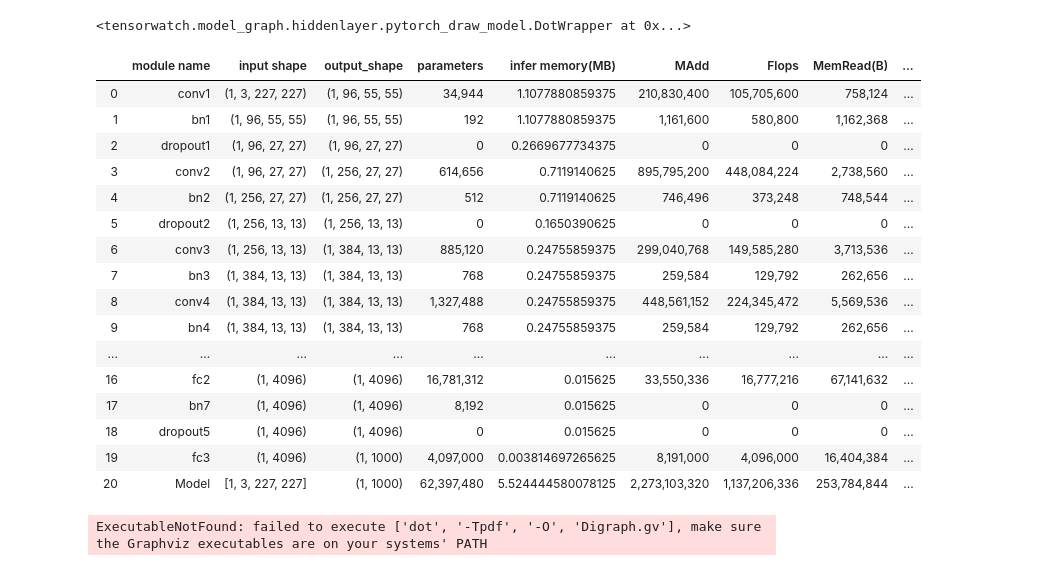
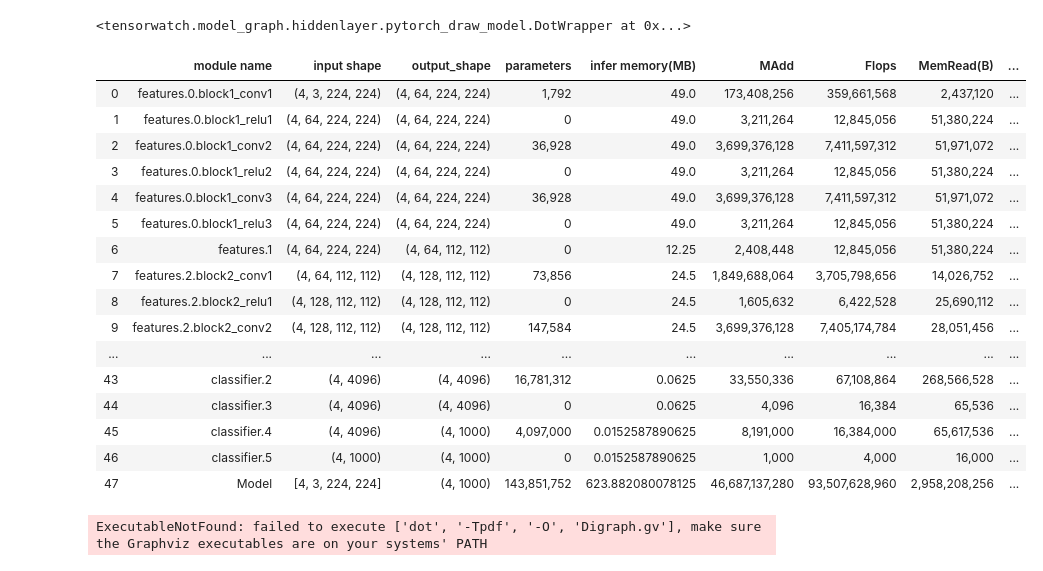
Before and after one commit to Bye-lemon/PyTorch-Practice, a Jupyter notebook: notebooks/TensorWatch.ipynb, the cells around one changed output. Cells and saved outputs as stored; diff of their text form; code cells hidden in the pictures.

```diff
--- a/notebooks/TensorWatch.ipynb
+++ b/notebooks/TensorWatch.ipynb
@@ -4,30 +4,30 @@ from models.CNN import AlexNet
 
 %matplotlib inline
 # %%
-model = AlexNet()
-tw.draw_model(model, input_shape=[4, 3, 227, 227], orientation="TB")
+model = VGG16()
+tw.draw_model(model, input_shape=[4, 3, 224, 224], orientation="TB")
 # %% [output]
 <tensorwatch.model_graph.hiddenlayer.pytorch_draw_model.DotWrapper at 0x...>
 # %%
-tw.model_stats(model, input_shape=[1, 3, 227, 227])
+tw.model_stats(model, input_shape=[4, 3, 224, 224])
 # %% [output]
 |  | module name | input shape | output_shape | parameters | infer memory(MB) | MAdd | Flops | MemRead(B) | ... |
-| 0 | conv1 | (1, 3, 227, 227) | (1, 96, 55, 55) | 34,944 | 1.1077880859375 | 210,830,400 | 105,705,600 | 758,124 | ... |
-| 1 | bn1 | (1, 96, 55, 55) | (1, 96, 55, 55) | 192 | 1.1077880859375 | 1,161,600 | 580,800 | 1,162,368 | ... |
-| 2 | dropout1 | (1, 96, 27, 27) | (1, 96, 27, 27) | 0 | 0.2669677734375 | 0 | 0 | 0 | ... |
-| 3 | conv2 | (1, 96, 27, 27) | (1, 256, 27, 27) | 614,656 | 0.7119140625 | 895,795,200 | 448,084,224 | 2,738,560 | ... |
-| 4 | bn2 | (1, 256, 27, 27) | (1, 256, 27, 27) | 512 | 0.7119140625 | 746,496 | 373,248 | 748,544 | ... |
-| 5 | dropout2 | (1, 256, 13, 13) | (1, 256, 13, 13) | 0 | 0.1650390625 | 0 | 0 | 0 | ... |
-| 6 | conv3 | (1, 256, 13, 13) | (1, 384, 13, 13) | 885,120 | 0.24755859375 | 299,040,768 | 149,585,280 | 3,713,536 | ... |
-| 7 | bn3 | (1, 384, 13, 13) | (1, 384, 13, 13) | 768 | 0.24755859375 | 259,584 | 129,792 | 262,656 | ... |
-| 8 | conv4 | (1, 384, 13, 13) | (1, 384, 13, 13) | 1,327,488 | 0.24755859375 | 448,561,152 | 224,345,472 | 5,569,536 | ... |
-| 9 | bn4 | (1, 384, 13, 13) | (1, 384, 13, 13) | 768 | 0.24755859375 | 259,584 | 129,792 | 262,656 | ... |
+| 0 | features.0.block1_conv1 | (4, 3, 224, 224) | (4, 64, 224, 224) | 1,792 | 49.0 | 173,408,256 | 359,661,568 | 2,437,120 | ... |
+| 1 | features.0.block1_relu1 | (4, 64, 224, 224) | (4, 64, 224, 224) | 0 | 49.0 | 3,211,264 | 12,845,056 | 51,380,224 | ... |
+| 2 | features.0.block1_conv2 | (4, 64, 224, 224) | (4, 64, 224, 224) | 36,928 | 49.0 | 3,699,376,128 | 7,411,597,312 | 51,971,072 | ... |
+| 3 | features.0.block1_relu2 | (4, 64, 224, 224) | (4, 64, 224, 224) | 0 | 49.0 | 3,211,264 | 12,845,056 | 51,380,224 | ... |
+| 4 | features.0.block1_conv3 | (4, 64, 224, 224) | (4, 64, 224, 224) | 36,928 | 49.0 | 3,699,376,128 | 7,411,597,312 | 51,971,072 | ... |
+| 5 | features.0.block1_relu3 | (4, 64, 224, 224) | (4, 64, 224, 224) | 0 | 49.0 | 3,211,264 | 12,845,056 | 51,380,224 | ... |
+| 6 | features.1 | (4, 64, 224, 224) | (4, 64, 112, 112) | 0 | 12.25 | 2,408,448 | 12,845,056 | 51,380,224 | ... |
+| 7 | features.2.block2_conv1 | (4, 64, 112, 112) | (4, 128, 112, 112) | 73,856 | 24.5 | 1,849,688,064 | 3,705,798,656 | 14,026,752 | ... |
+| 8 | features.2.block2_relu1 | (4, 128, 112, 112) | (4, 128, 112, 112) | 0 | 24.5 | 1,605,632 | 6,422,528 | 25,690,112 | ... |
+| 9 | features.2.block2_conv2 | (4, 128, 112, 112) | (4, 128, 112, 112) | 147,584 | 24.5 | 3,699,376,128 | 7,405,174,784 | 28,051,456 | ... |
 | ... | ... | ... | ... | ... | ... | ... | ... | ... | ... |
-| 16 | fc2 | (1, 4096) | (1, 4096) | 16,781,312 | 0.015625 | 33,550,336 | 16,777,216 | 67,141,632 | ... |
-| 17 | bn7 | (1, 4096) | (1, 4096) | 8,192 | 0.015625 | 0 | 0 | 0 | ... |
-| 18 | dropout5 | (1, 4096) | (1, 4096) | 0 | 0.015625 | 0 | 0 | 0 | ... |
-| 19 | fc3 | (1, 4096) | (1, 1000) | 4,097,000 | 0.003814697265625 | 8,191,000 | 4,096,000 | 16,404,384 | ... |
-| 20 | Model | [1, 3, 227, 227] | (1, 1000) | 62,397,480 | 5.524444580078125 | 2,273,103,320 | 1,137,206,336 | 253,784,844 | ... |
+| 43 | classifier.2 | (4, 4096) | (4, 4096) | 16,781,312 | 0.0625 | 33,550,336 | 67,108,864 | 268,566,528 | ... |
+| 44 | classifier.3 | (4, 4096) | (4, 4096) | 0 | 0.0625 | 4,096 | 16,384 | 65,536 | ... |
+| 45 | classifier.4 | (4, 4096) | (4, 1000) | 4,097,000 | 0.0152587890625 | 8,191,000 | 16,384,000 | 65,617,536 | ... |
+| 46 | classifier.5 | (4, 1000) | (4, 1000) | 0 | 0.0152587890625 | 1,000 | 4,000 | 16,000 | ... |
+| 47 | Model | [4, 3, 224, 224] | (4, 1000) | 143,851,752 | 623.882080078125 | 46,687,137,280 | 93,507,628,960 | 2,958,208,256 | ... |
 # %%
 import torch
 import torchviz
```
Also changed, not shown: parts of 1 cell of this notebook, 2 other files.
